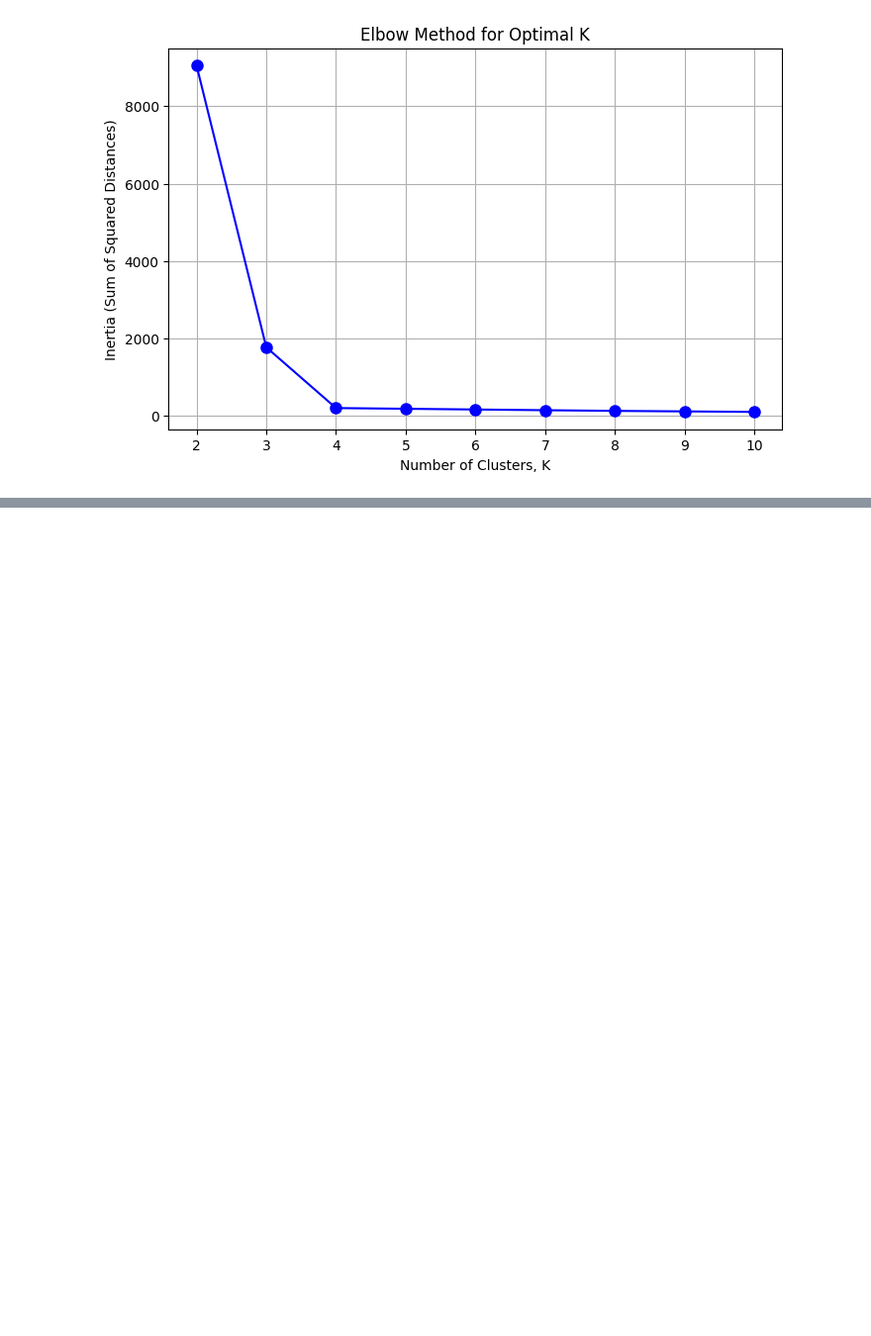
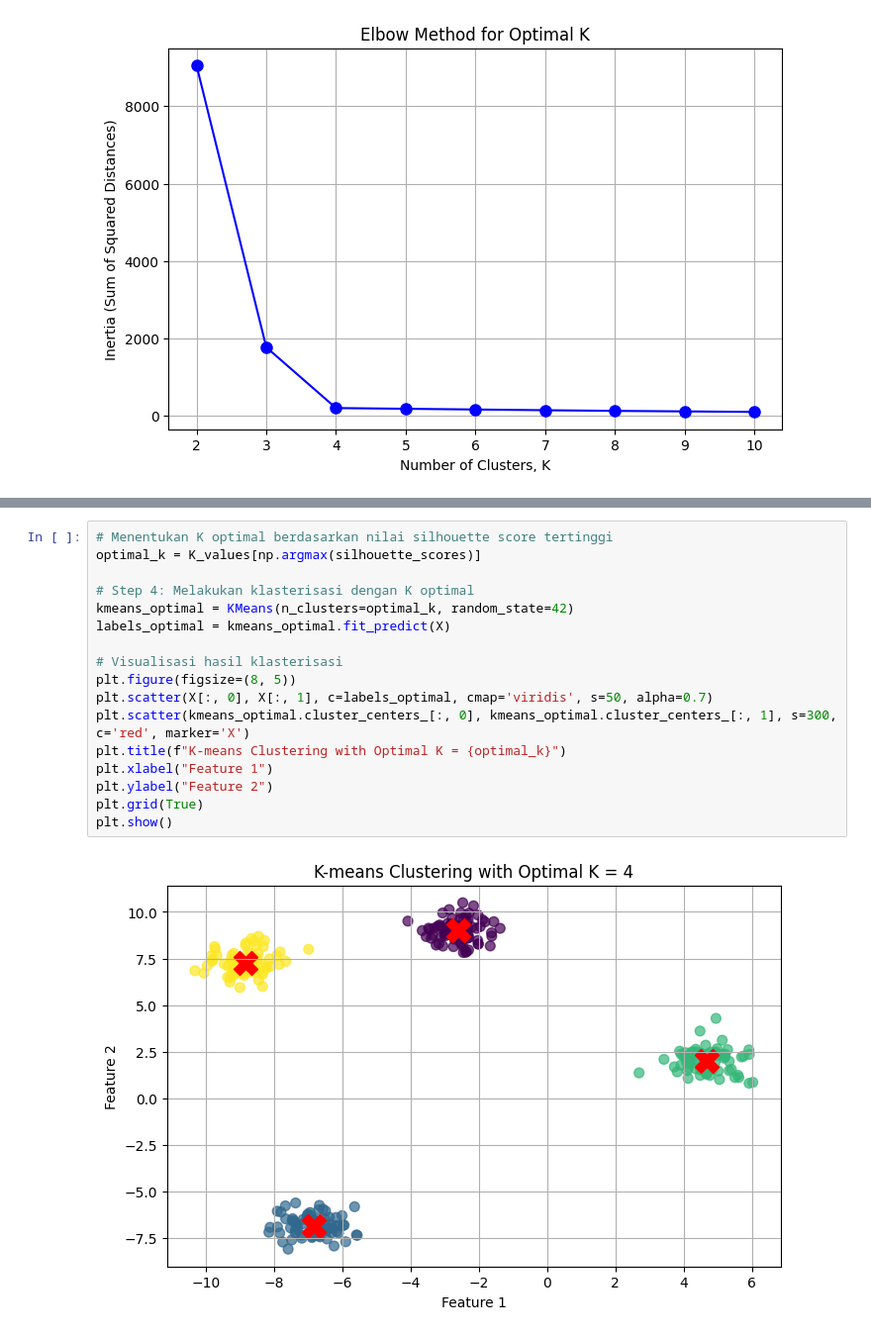
Before and after one commit to izamrosiawan/ss-code-semester-3, a Jupyter notebook: infrastruktur-dan-platform-untuk-sains-data/minggu-9/lab/clustering.ipynb, the cells around one changed output, grey strips where cells are left out. Shown: that part at 99% size. Saved outputs shown, nothing was run; the diff lists cells and outputs as text; blank space fills up the shorter version.

```diff
--- a/infrastruktur-dan-platform-untuk-sains-data/minggu-9/lab/clustering.ipynb
+++ b/infrastruktur-dan-platform-untuk-sains-data/minggu-9/lab/clustering.ipynb
@@ -55,0 +88,19 @@ plt.show()
+# %%
+# Menentukan K optimal berdasarkan nilai silhouette score tertinggi
+optimal_k = K_values[np.argmax(silhouette_scores)]
+
+# Step 4: Melakukan klasterisasi dengan K optimal
+kmeans_optimal = KMeans(n_clusters=optimal_k, random_state=42)
+labels_optimal = kmeans_optimal.fit_predict(X)
+
+# Visualisasi hasil klasterisasi
+plt.figure(figsize=(8, 5))
+plt.scatter(X[:, 0], X[:, 1], c=labels_optimal, cmap='viridis', s=50, alpha=0.7)
+plt.scatter(kmeans_optimal.cluster_centers_[:, 0], kmeans_optimal.cluster_centers_[:, 1], s=300, c='red', marker='X')
+plt.title(f"K-means Clustering with Optimal K = {optimal_k}")
+plt.xlabel("Feature 1")
+plt.ylabel("Feature 2")
+plt.grid(True)
+plt.show()
+# %% [output]
+[figure, added]
```
Also changed, not shown: parts of 3 cells of this notebook.
